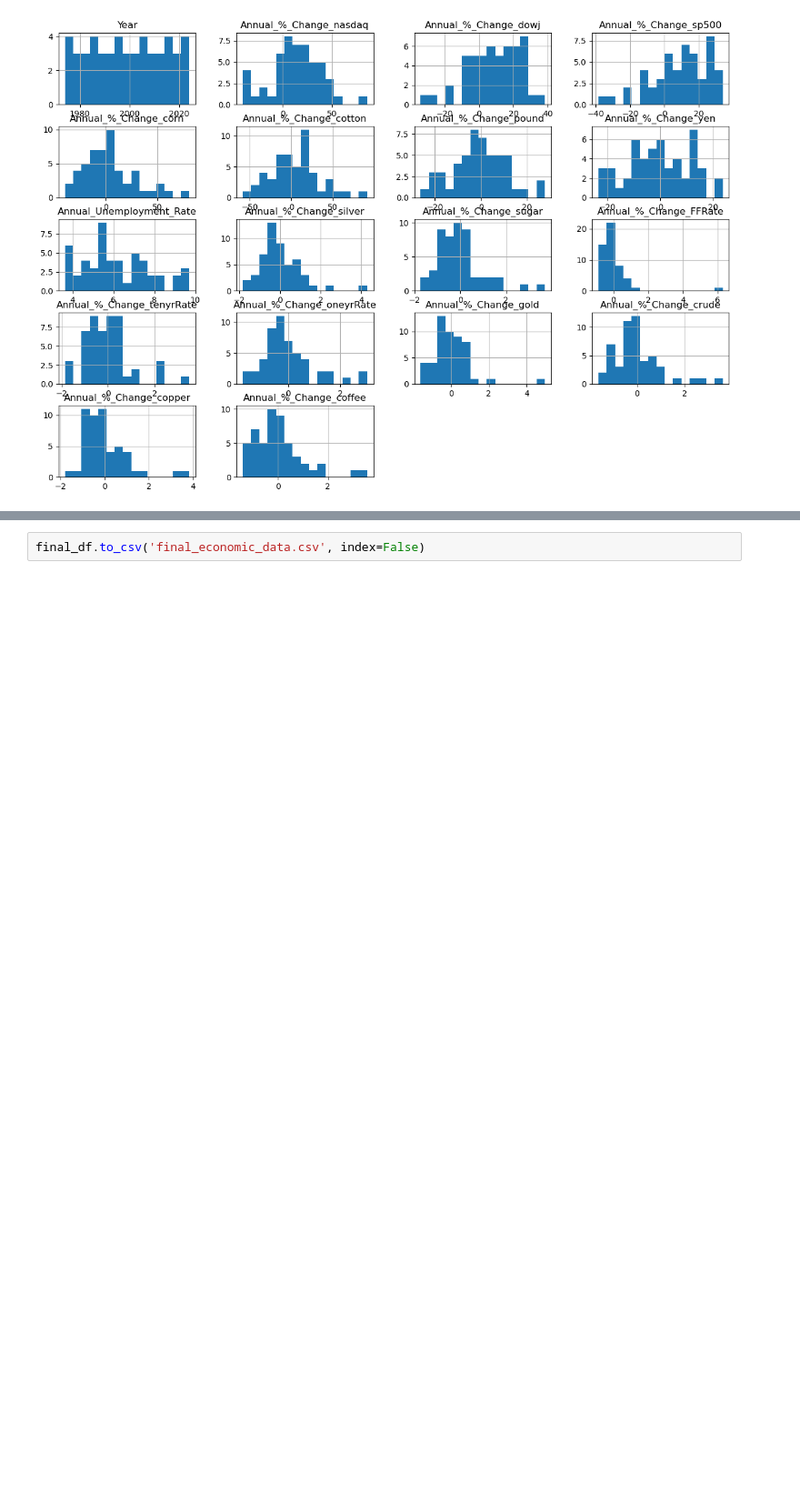
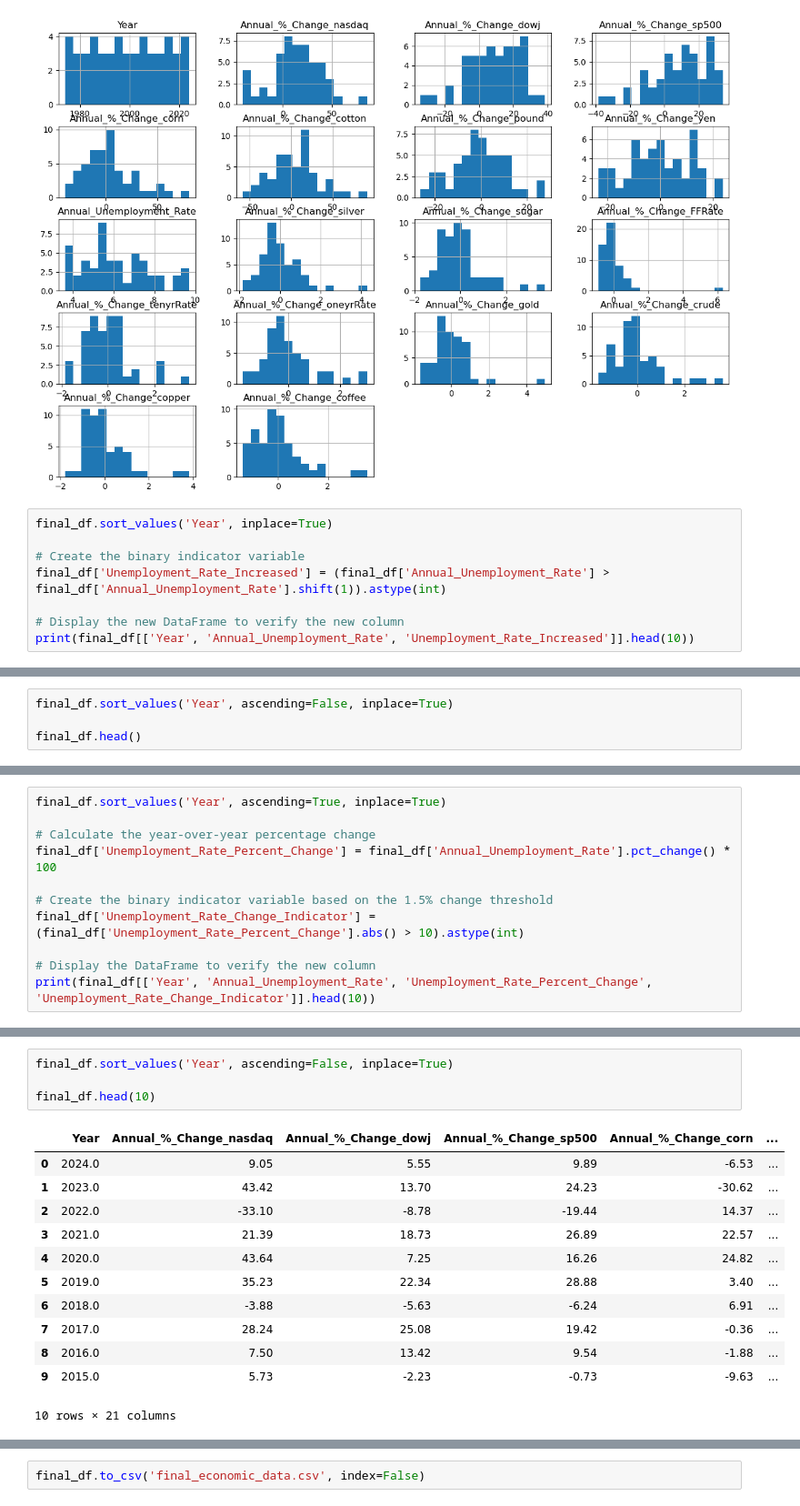
Before and after one commit to patwilliams04/DSCI411-project, a Jupyter notebook: Data_PreProcessing/PreProcessing.ipynb, the cells around one changed output, grey strips where cells are left out. Shown: that part at 91% size. Saved outputs shown, nothing was run; the diff lists cells and outputs as text; blank space fills up the shorter version.

```diff
--- a/Data_PreProcessing/PreProcessing.ipynb
+++ b/Data_PreProcessing/PreProcessing.ipynb
@@ -132,3 +132,11 @@ final_df.hist(bins=15, figsize=(15, 10))
 plt.show()
 # %% [output]
 [figure]
+# %%
+final_df.sort_values('Year', inplace=True)
+
+# Create the binary indicator variable
+final_df['Unemployment_Rate_Increased'] = (final_df['Annual_Unemployment_Rate'] > final_df['Annual_Unemployment_Rate'].shift(1)).astype(int)
+
+# Display the new DataFrame to verify the new column
+print(final_df[['Year', 'Annual_Unemployment_Rate', 'Unemployment_Rate_Increased']].head(10))
@@ -134,0 +155,4 @@ plt.show()
+# %%
+final_df.sort_values('Year', ascending=False, inplace=True)
+
+final_df.head()
@@ -134,0 +173,11 @@ plt.show()
+# %%
+final_df.sort_values('Year', ascending=True, inplace=True)
+
+# Calculate the year-over-year percentage change
+final_df['Unemployment_Rate_Percent_Change'] = final_df['Annual_Unemployment_Rate'].pct_change() * 100
+
+# Create the binary indicator variable based on the 1.5% change threshold
+final_df['Unemployment_Rate_Change_Indicator'] = (final_df['Unemployment_Rate_Percent_Change'].abs() > 10).astype(int)
+
+# Display the DataFrame to verify the new column
+print(final_df[['Year', 'Annual_Unemployment_Rate', 'Unemployment_Rate_Percent_Change', 'Unemployment_Rate_Change_Indicator']].head(10))
@@ -134,0 +202,17 @@ plt.show()
+# %%
+final_df.sort_values('Year', ascending=False, inplace=True)
+
+final_df.head(10)
+# %% [output]
+|  | Year | Annual_%_Change_nasdaq | Annual_%_Change_dowj | Annual_%_Change_sp500 | Annual_%_Change_corn | ... |
+| 0 | 2024.0 | 9.05 | 5.55 | 9.89 | -6.53 | ... |
+| 1 | 2023.0 | 43.42 | 13.70 | 24.23 | -30.62 | ... |
+| 2 | 2022.0 | -33.10 | -8.78 | -19.44 | 14.37 | ... |
+| 3 | 2021.0 | 21.39 | 18.73 | 26.89 | 22.57 | ... |
+| 4 | 2020.0 | 43.64 | 7.25 | 16.26 | 24.82 | ... |
+| 5 | 2019.0 | 35.23 | 22.34 | 28.88 | 3.40 | ... |
+| 6 | 2018.0 | -3.88 | -5.63 | -6.24 | 6.91 | ... |
+| 7 | 2017.0 | 28.24 | 25.08 | 19.42 | -0.36 | ... |
+| 8 | 2016.0 | 7.50 | 13.42 | 9.54 | -1.88 | ... |
+| 9 | 2015.0 | 5.73 | -2.23 | -0.73 | -9.63 | ... |
+10 rows × 21 columns
```
Also changed, not shown: parts of 6 cells of this notebook, 3 other files.
